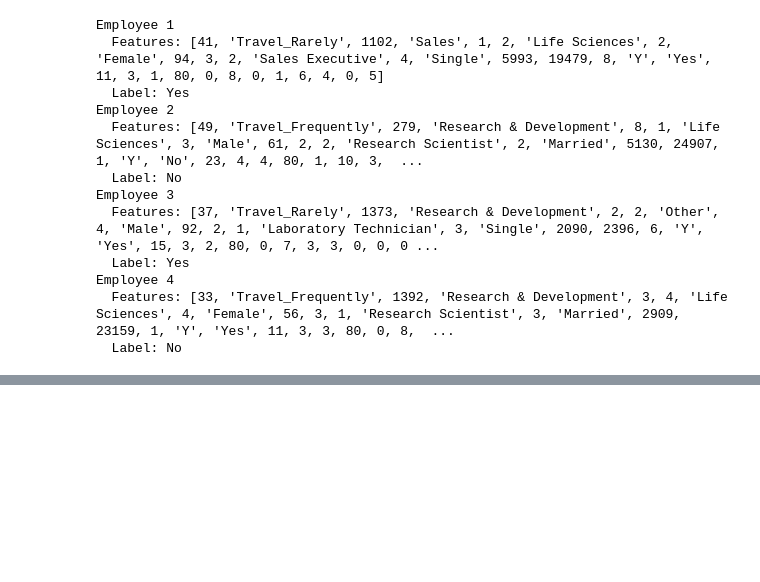
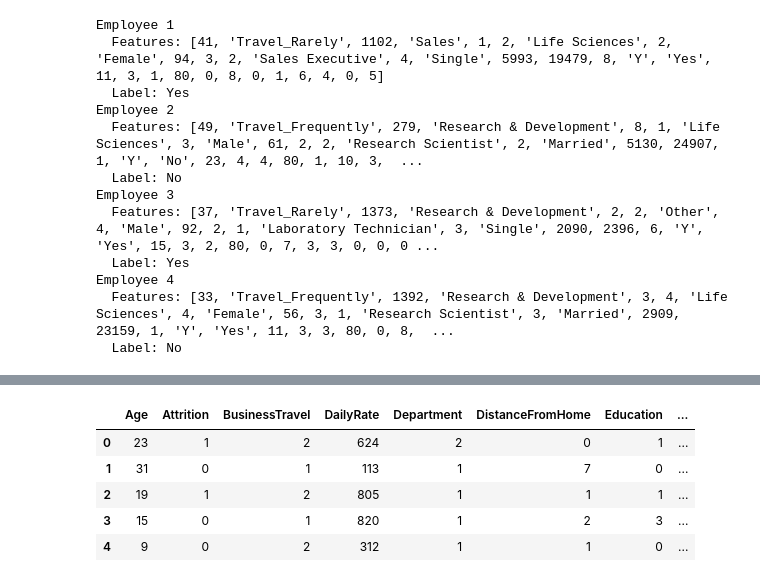
Before and after one commit to gopikaganesan/xethon-2021, a Jupyter notebook: prediction_tool_for_new_hires.ipynb, the cells around one changed output, grey strips where cells are left out. Drawn from its saved outputs; the diff is of its cells as text; code cells hidden in the pictures; blank space fills up the shorter version.

Commit message:
Dataset values are labeled

```diff
--- a/prediction_tool_for_new_hires.ipynb
+++ b/prediction_tool_for_new_hires.ipynb
@@ -37,0 +100,16 @@ Employee 4
+# %%
+from sklearn.preprocessing import LabelEncoder
+
+for column in new_hire.columns:
+    if new_hire[column].dtype == np.number:
+        continue
+    new_hire[column] = LabelEncoder().fit_transform(new_hire[column])
+
+new_hire.head()
+# %% [output]
+|  | Age | Attrition | BusinessTravel | DailyRate | Department | DistanceFromHome | Education | ... |
+| 0 | 23 | 1 | 2 | 624 | 2 | 0 | 1 | ... |
+| 1 | 31 | 0 | 1 | 113 | 1 | 7 | 0 | ... |
+| 2 | 19 | 1 | 2 | 805 | 1 | 1 | 1 | ... |
+| 3 | 15 | 0 | 1 | 820 | 1 | 2 | 3 | ... |
+| 4 | 9 | 0 | 2 | 312 | 1 | 1 | 0 | ... |
```
Also changed, not shown: parts of 5 cells of this notebook.
